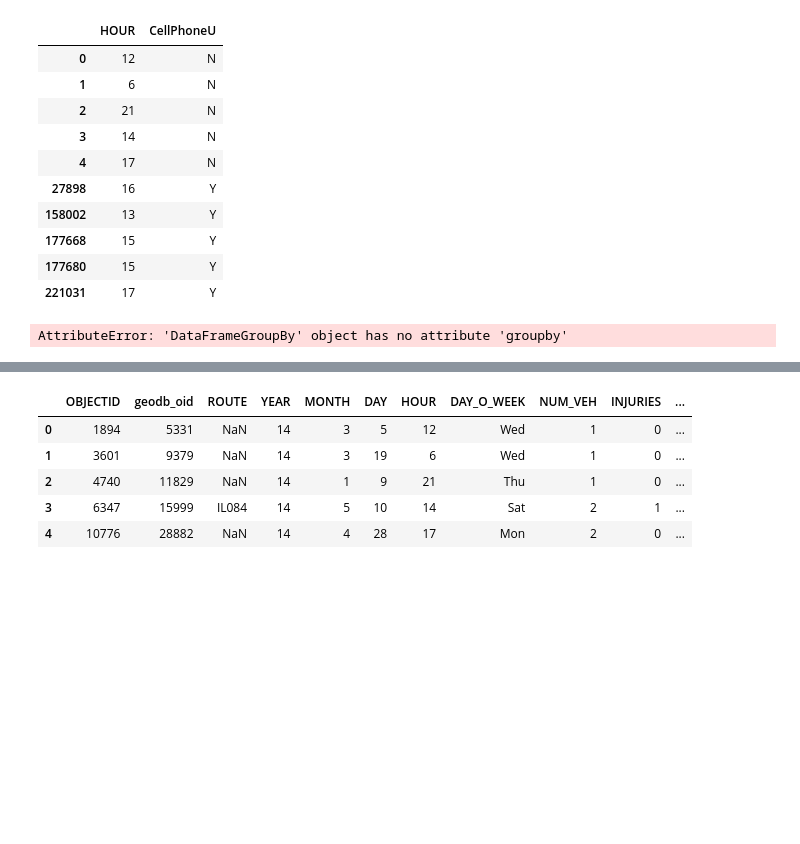
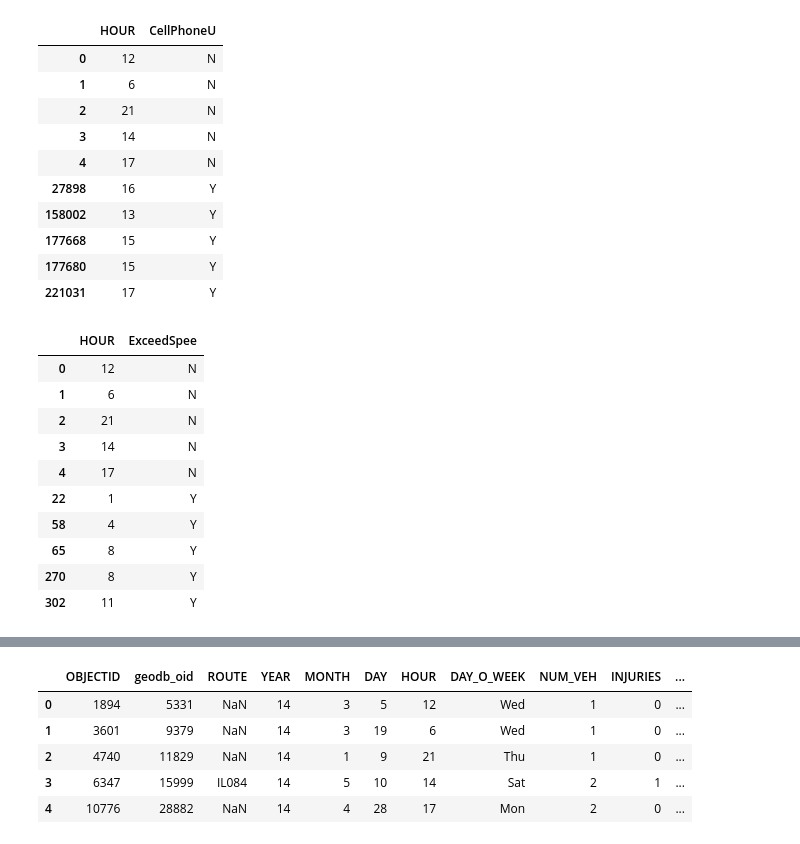
Before and after one commit to kumar-narayanan/w200-final-project, a Jupyter notebook: crash_data_trend_analysis.ipynb, the cells around one changed output, grey strips where cells are left out. Saved outputs shown, nothing was run; the diff lists cells and outputs as text; code cells hidden in the pictures; blank space fills up the shorter version.

```diff
--- a/crash_data_trend_analysis.ipynb
+++ b/crash_data_trend_analysis.ipynb
@@ -72,8 +72,18 @@ cu.head()
 # %%
 car['REC_TYPE'].fillna('NDI', inplace = True)
 eu = car[["HOUR","ExceedSpee"]]
-eu = cu.groupby("ExceedSpee")
+eu = eu.groupby("ExceedSpee")
 eu.head()
 # %% [output]
-AttributeError: 'DataFrameGroupBy' object has no attribute 'groupby'
+|  | HOUR | ExceedSpee |
+| 0 | 12 | N |
+| 1 | 6 | N |
+| 2 | 21 | N |
+| 3 | 14 | N |
+| 4 | 17 | N |
+| 22 | 1 | Y |
+| 58 | 4 | Y |
+| 65 | 8 | Y |
+| 270 | 8 | Y |
+| 302 | 11 | Y |
 # %%
```
Also changed, not shown: parts of 8 cells of this notebook.
